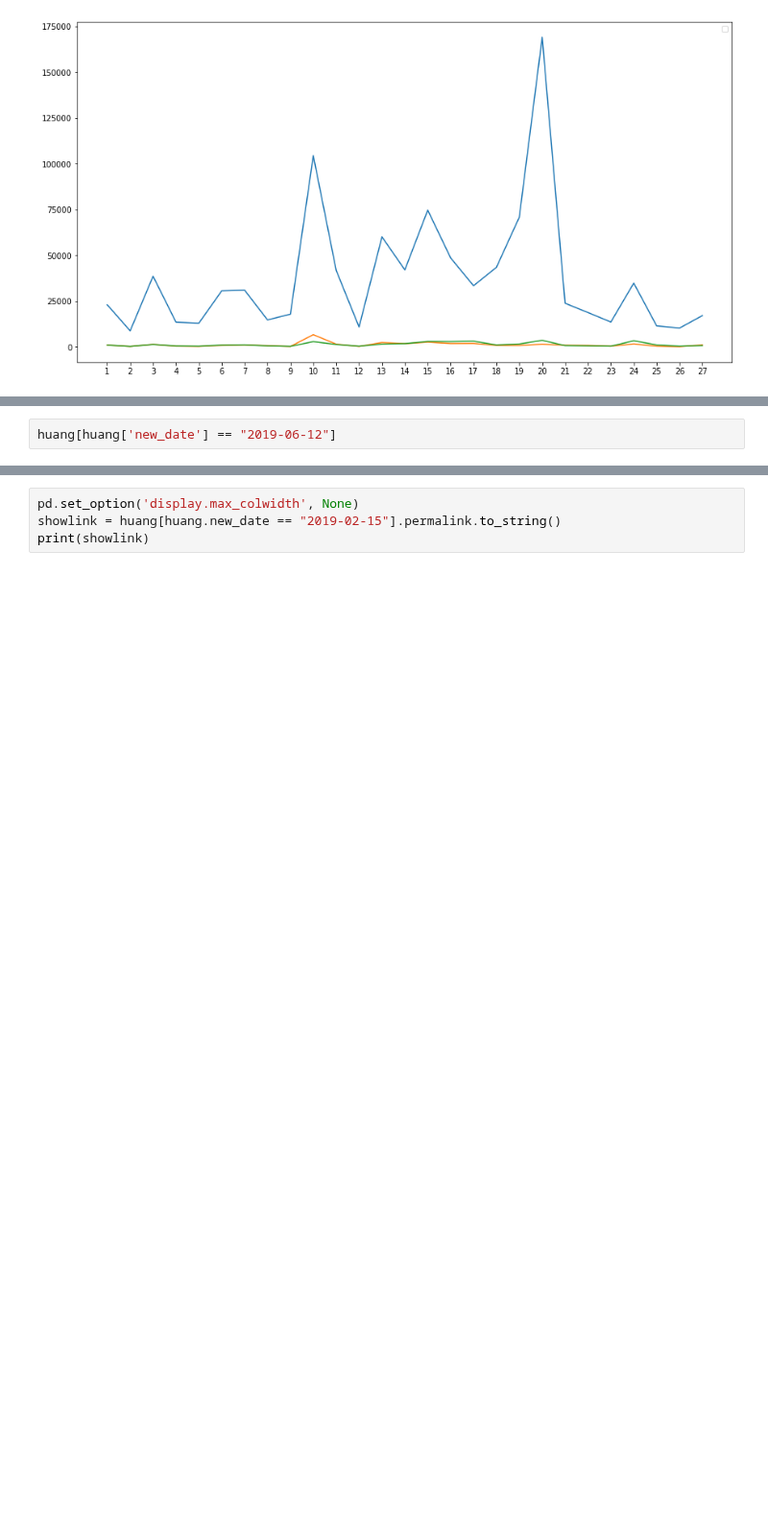
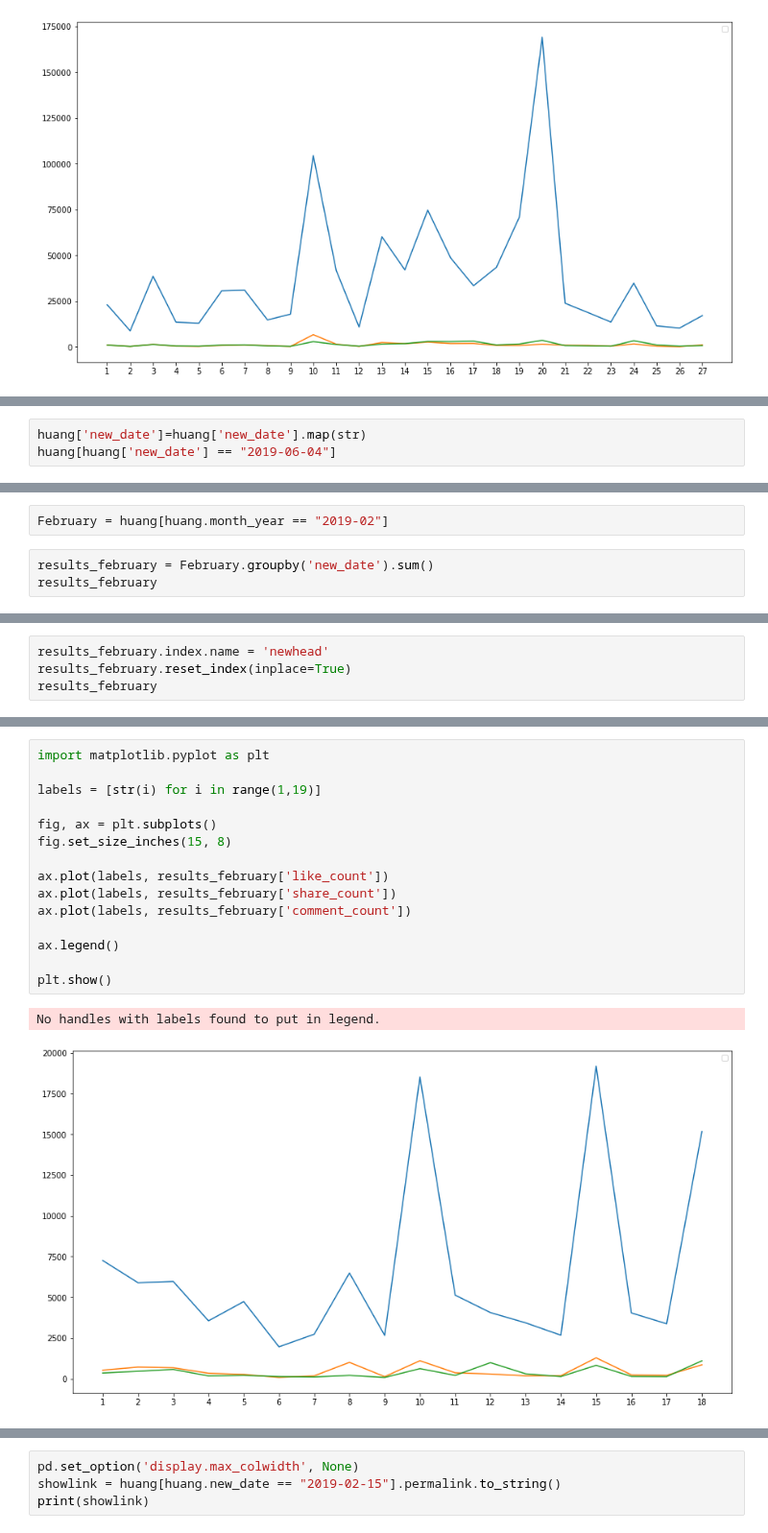
Before and after one commit to twtzuyuchen/Politisc_and_information, a Jupyter notebook: 陳子瑜＿0322＿黃國昌.ipynb, the cells around one changed output, grey strips where cells are left out. Shown at 96% size. Cells and saved outputs as stored; diff of their text form; blank space fills up the shorter version.

```diff
--- a/陳子瑜＿0322＿黃國昌.ipynb
+++ b/陳子瑜＿0322＿黃國昌.ipynb
@@ -221,3 +220,4 @@ temp[temp.like_count == min(temp.like_count)]
 # %%
-huang[huang['new_date'] == "2019-06-12"]
+huang['new_date']=huang['new_date'].map(str)
+huang[huang['new_date'] == "2019-06-04"]
 # %% [output]
@@ -226,0 +269,5 @@ huang[huang['new_date'] == "2019-06-12"]
+# %%
+February = huang[huang.month_year == "2019-02"]
+# %%
+results_february = February.groupby('new_date').sum()
+results_february
@@ -226,0 +293,4 @@ huang[huang['new_date'] == "2019-06-12"]
+# %%
+results_february.index.name = 'newhead'
+results_february.reset_index(inplace=True)
+results_february
@@ -227 +315,19 @@ huang[huang['new_date'] == "2019-06-12"]
+# %%
+import matplotlib.pyplot as plt
+
+labels = [str(i) for i in range(1,19)]
+
+fig, ax = plt.subplots()
+fig.set_size_inches(15, 8)
+
+ax.plot(labels, results_february['like_count'])
+ax.plot(labels, results_february['share_count'])
+ax.plot(labels, results_february['comment_count'])
+
+ax.legend()
+
+plt.show()
+# %% [output]
+No handles with labels found to put in legend.
+[figure, added]
 # %% [markdown]
```
Also changed, not shown: parts of 31 cells of this notebook.
